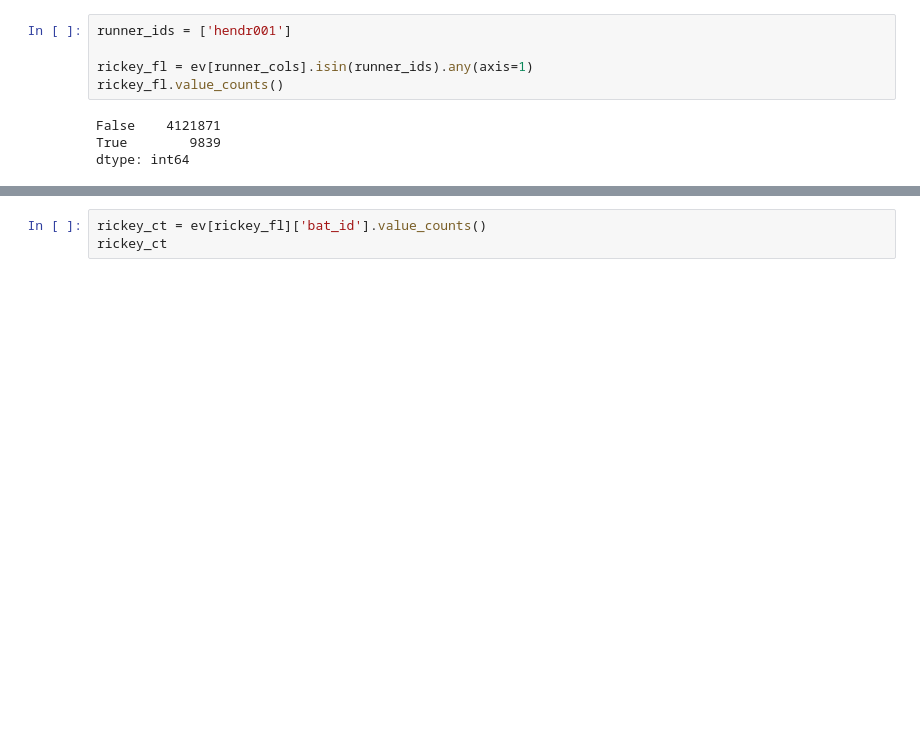
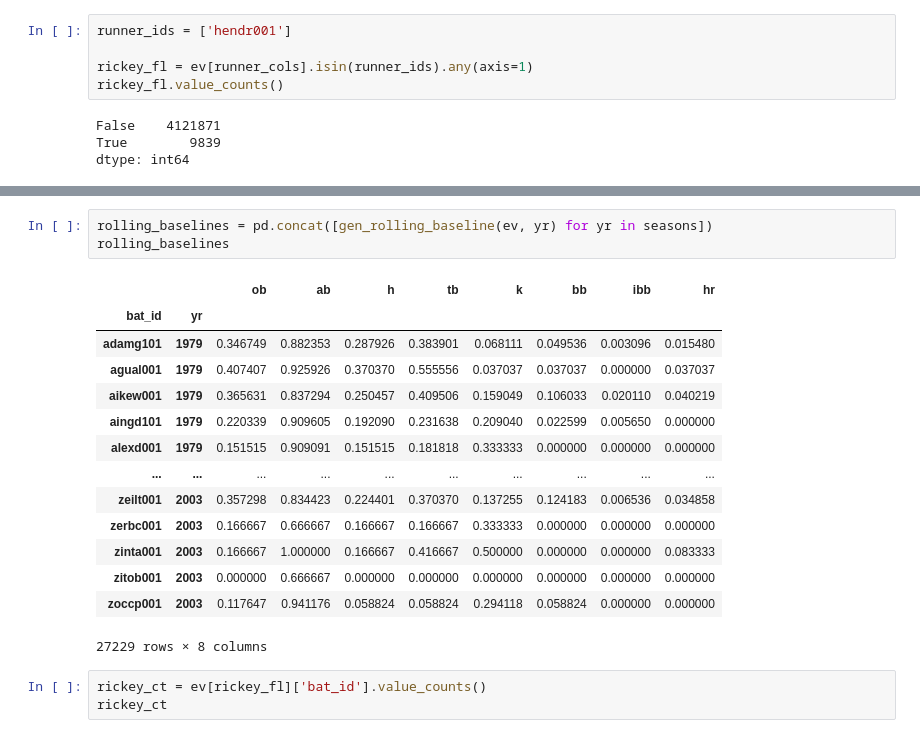
Before and after one commit to sdvinay/baseball_sql, a Jupyter notebook: pandas/batting_with_rickey_on.ipynb, the cells around one changed output, grey strips where cells are left out. Drawn from its saved outputs; the diff is of its cells as text; blank space fills up the shorter version.

```diff
--- a/pandas/batting_with_rickey_on.ipynb
+++ b/pandas/batting_with_rickey_on.ipynb
@@ -55,3 +79,21 @@ batter_rates.sample(10)
+# %%
+rolling_baselines = pd.concat([gen_rolling_baseline(ev, yr) for yr in seasons])
+rolling_baselines
+# %% [output]
+|  |  | ob | ab | h | tb | k | bb | ibb | hr |
+| bat_id | yr |  |  |  |  |  |  |  |  |
+| adamg101 | 1979 | 0.346749 | 0.882353 | 0.287926 | 0.383901 | 0.068111 | 0.049536 | 0.003096 | 0.015480 |
+| agual001 | 1979 | 0.407407 | 0.925926 | 0.370370 | 0.555556 | 0.037037 | 0.037037 | 0.000000 | 0.037037 |
+| aikew001 | 1979 | 0.365631 | 0.837294 | 0.250457 | 0.409506 | 0.159049 | 0.106033 | 0.020110 | 0.040219 |
+| aingd101 | 1979 | 0.220339 | 0.909605 | 0.192090 | 0.231638 | 0.209040 | 0.022599 | 0.005650 | 0.000000 |
+| alexd001 | 1979 | 0.151515 | 0.909091 | 0.151515 | 0.181818 | 0.333333 | 0.000000 | 0.000000 | 0.000000 |
+| ... | ... | ... | ... | ... | ... | ... | ... | ... | ... |
+| zeilt001 | 2003 | 0.357298 | 0.834423 | 0.224401 | 0.370370 | 0.137255 | 0.124183 | 0.006536 | 0.034858 |
+| zerbc001 | 2003 | 0.166667 | 0.666667 | 0.166667 | 0.166667 | 0.333333 | 0.000000 | 0.000000 | 0.000000 |
+| zinta001 | 2003 | 0.166667 | 1.000000 | 0.166667 | 0.416667 | 0.500000 | 0.000000 | 0.000000 | 0.083333 |
+| zitob001 | 2003 | 0.000000 | 0.666667 | 0.000000 | 0.000000 | 0.000000 | 0.000000 | 0.000000 | 0.000000 |
+| zoccp001 | 2003 | 0.117647 | 0.941176 | 0.058824 | 0.058824 | 0.294118 | 0.058824 | 0.000000 | 0.000000 |
+27229 rows × 8 columns
 # %%
 rickey_ct = ev[rickey_fl]['bat_id'].value_counts()
 rickey_ct
```
Also changed, not shown: parts of 6 cells of this notebook.
